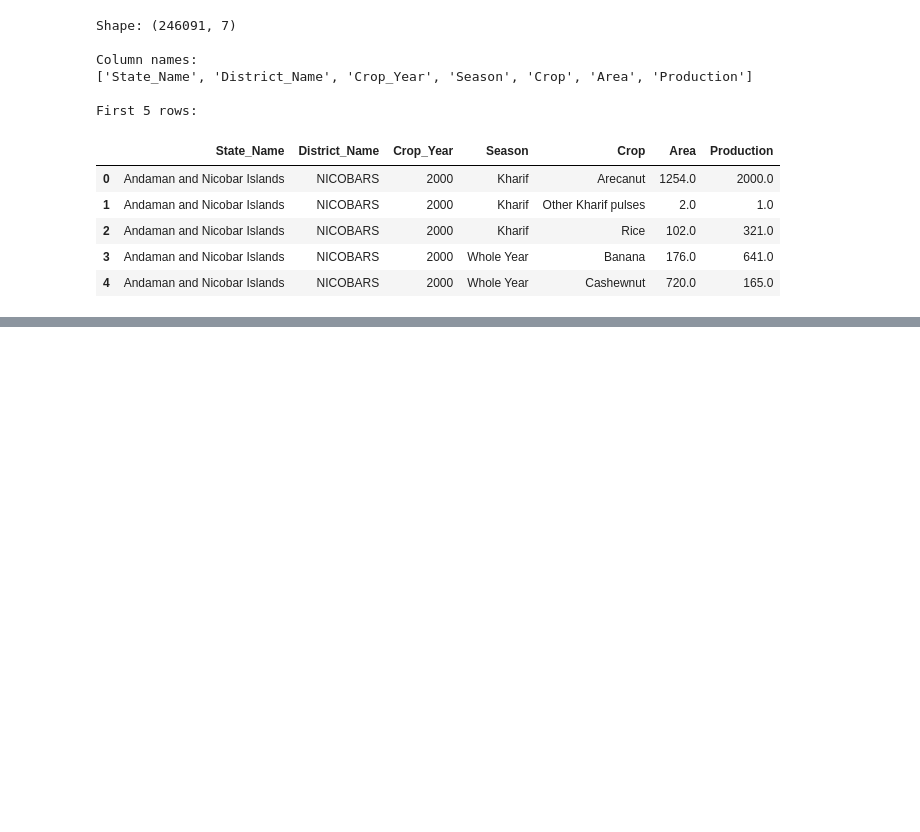
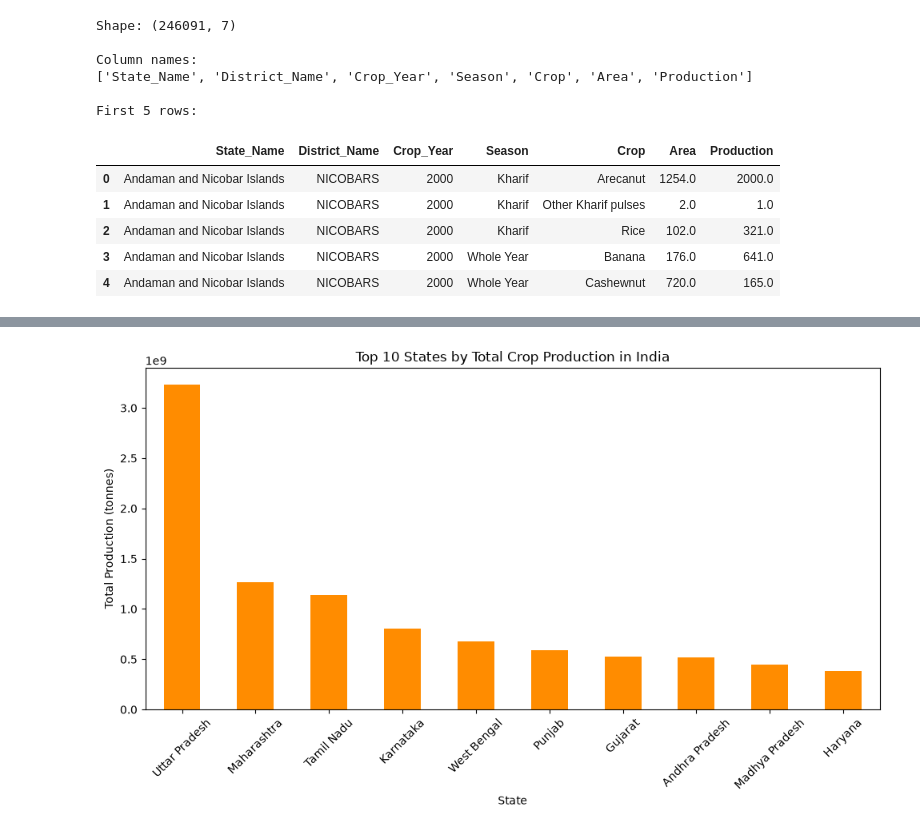
Before and after one commit to jiralikarjagruti-svg/crop-production-prediction, a Jupyter notebook: explore.ipynb, the cells around one changed output, grey strips where cells are left out. Saved outputs shown, nothing was run; the diff lists cells and outputs as text; code cells hidden in the pictures; blank space fills up the shorter version.

```diff
--- a/explore.ipynb
+++ b/explore.ipynb
@@ -62,0 +129,13 @@ First 5 rows:
+# %%
+top_states = df_fair.groupby('State_Name')['Production'].sum().sort_values(ascending=False).head(10)
+
+plt.figure(figsize=(10,6))
+top_states.plot(kind='bar', color='darkorange')
+plt.title('Top 10 States by Total Crop Production in India')
+plt.xlabel('State')
+plt.ylabel('Total Production (tonnes)')
+plt.xticks(rotation=45)
+plt.tight_layout()
+plt.show()
+# %% [output]
+[figure, added]
```
Also changed, not shown: parts of 10 cells of this notebook.
